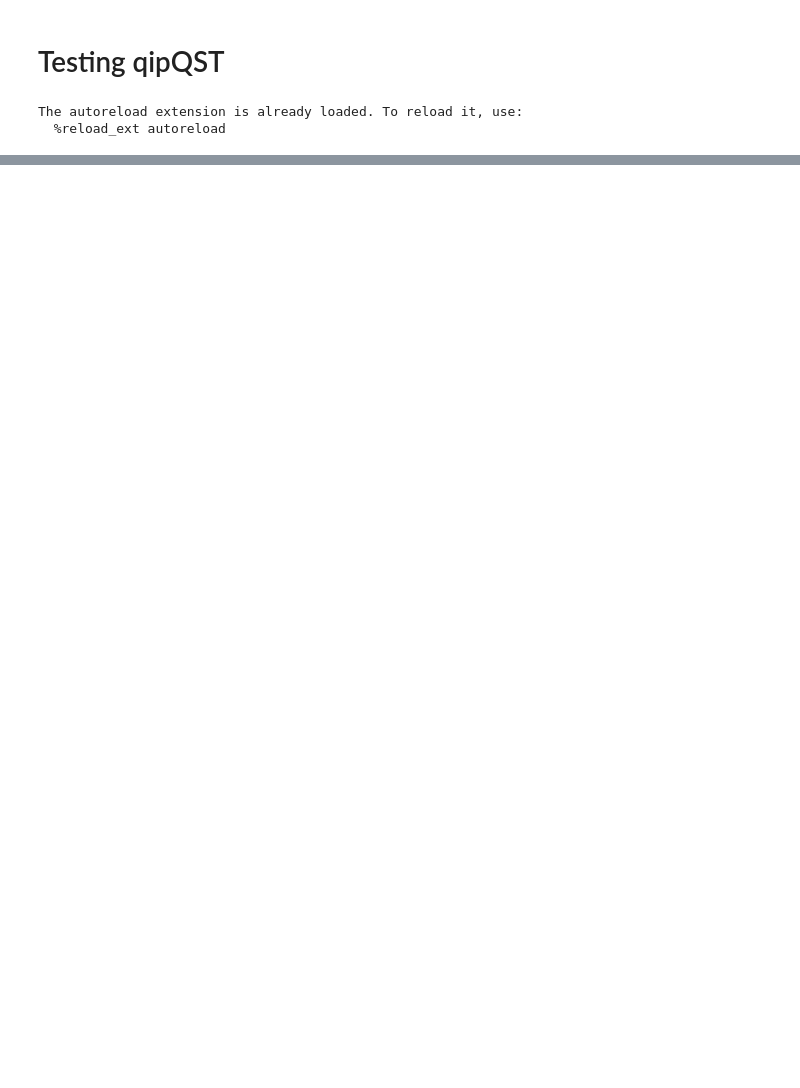
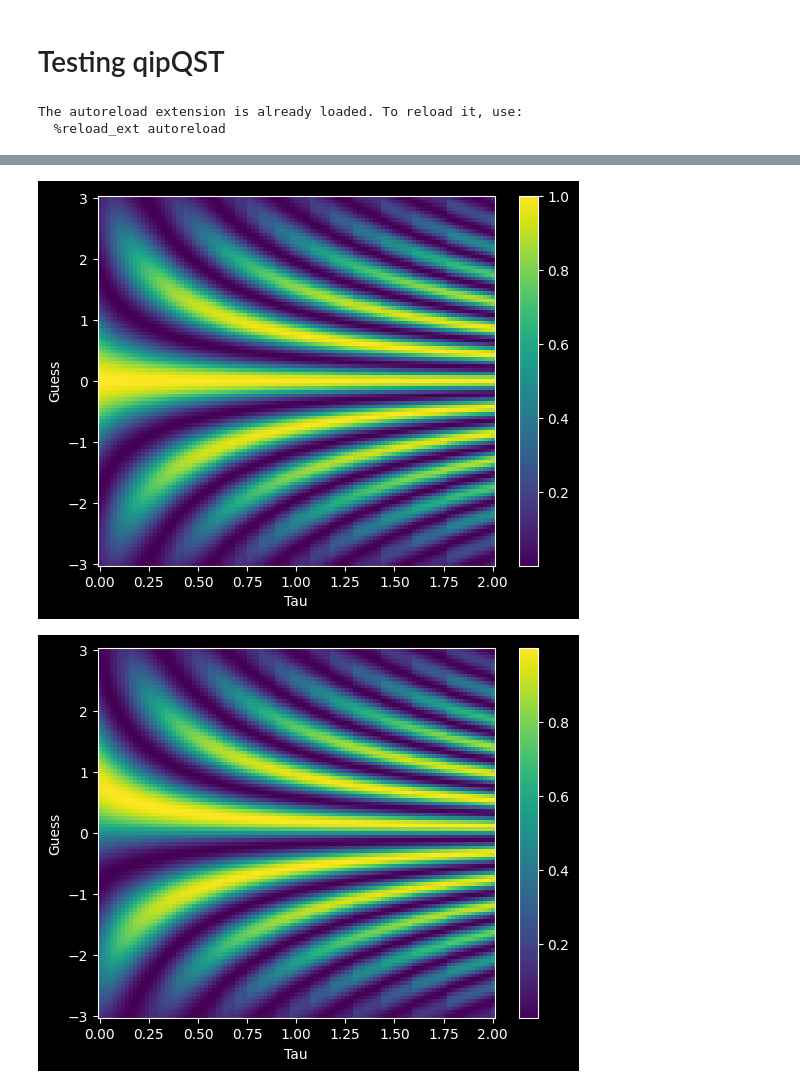
Before and after one commit to Slippery-Chickenz/qipQubitSimTools, a Jupyter notebook: src/example.ipynb, the cells around one changed output, grey strips where cells are left out. Cells and saved outputs as stored; diff of their text form; code cells hidden in the pictures; blank space fills up the shorter version.

```diff
--- a/src/example.ipynb
+++ b/src/example.ipynb
@@ -45,0 +74,18 @@ testResult.plotStates()
+# %%
+X, Y = np.meshgrid(taus, guessResonances)
+pcolorm = plt.pcolormesh(X, Y, bothResultsX, shading="nearest")
+plt.colorbar(pcolorm)
+plt.ylabel("Guess")
+plt.xlabel("Tau")
+plt.title("")
+plt.show()
+
+pcolorm = plt.pcolormesh(X, Y, bothResultsY, shading="nearest")
+plt.colorbar(pcolorm)
+plt.ylabel("Guess")
+plt.xlabel("Tau")
+plt.title("")
+plt.show()
+# %% [output]
+[figure, added]
+[figure, added]
```
Also changed, not shown: parts of 17 cells of this notebook, 10 other files.
